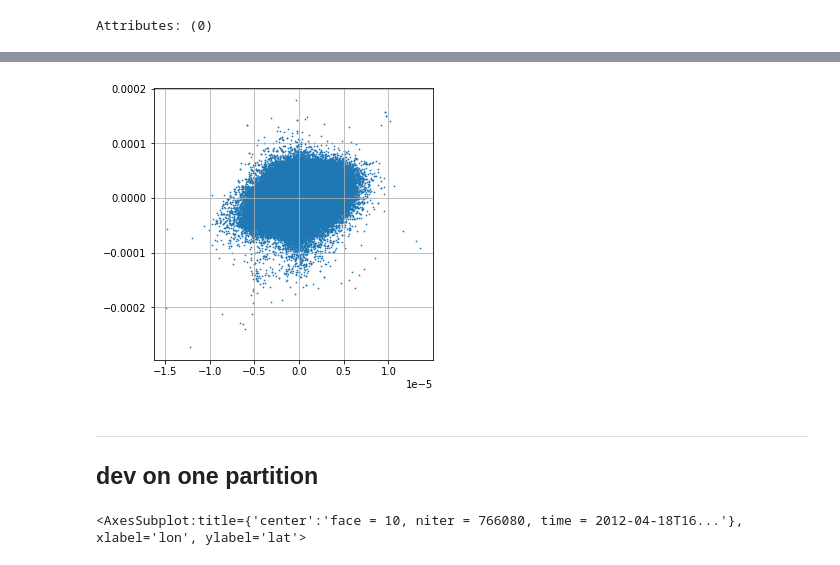
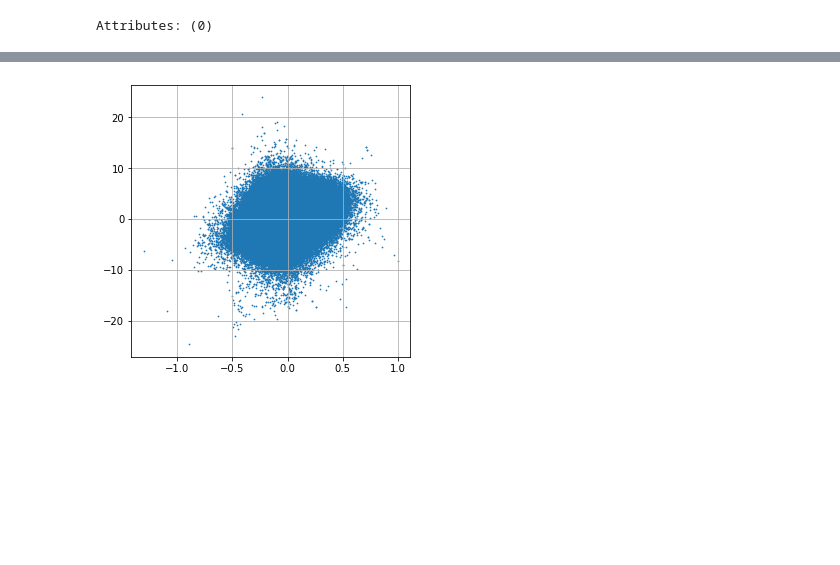
Before and after one commit to apatlpo/mit_equinox, a Jupyter notebook: calval/regional_interp.ipynb, the cells around one changed output, grey strips where cells are left out. Drawn from its saved outputs; the diff is of its cells as text; code cells hidden in the pictures; blank space fills up the shorter version.

```diff
--- a/calval/regional_interp.ipynb
+++ b/calval/regional_interp.ipynb
@@ -209,6 +189,11 @@ create new archive: /home/datawork-lops-osi/equinox/mit4320/diags/california_par
 df = dd.read_parquet(os.path.join(ut.diag_dir, "california_parcels_time_mean_gradp"))
 df = df.compute()
 df = df.dropna()
+
+# add geostrophic estimate
+g=9.81
+f = ut.coriolis(df["lat"])
+df["zonal_velocity_geo"] = -g*df["dEta_dy"]/f
 # %%
 ds = (xr.open_zarr(os.path.join(site_dir, "llc.zarr") )
       .sel(time="2012-03-01 00:00:00")
@@ -314,11 +270,7 @@ df
 # %%
 fig, ax = plt.subplots(1,1,figsize=(5,5))
 
-ax.scatter( df["zonal_velocity"], -df["dEta_dy"], s=.5)
+ax.scatter( df["zonal_velocity"], df["zonal_velocity_geo"], s=.5)
 ax.grid()
 # %% [output]
-[figure, old version]
+[figure, new version]
-# %% [markdown]
----
-
-## dev on one partition
@@ -336,4 +276,0 @@ _da = (ds.set_coords(["lon", "lat"])[v]
-# %%
-_hdl.axes
-# %% [output]
-<AxesSubplot:title={'center':'face = 10, niter = 766080, time = 2012-04-18T16...'}, xlabel='lon', ylabel='lat'>
```
Also changed, not shown: parts of 18 cells of this notebook.
